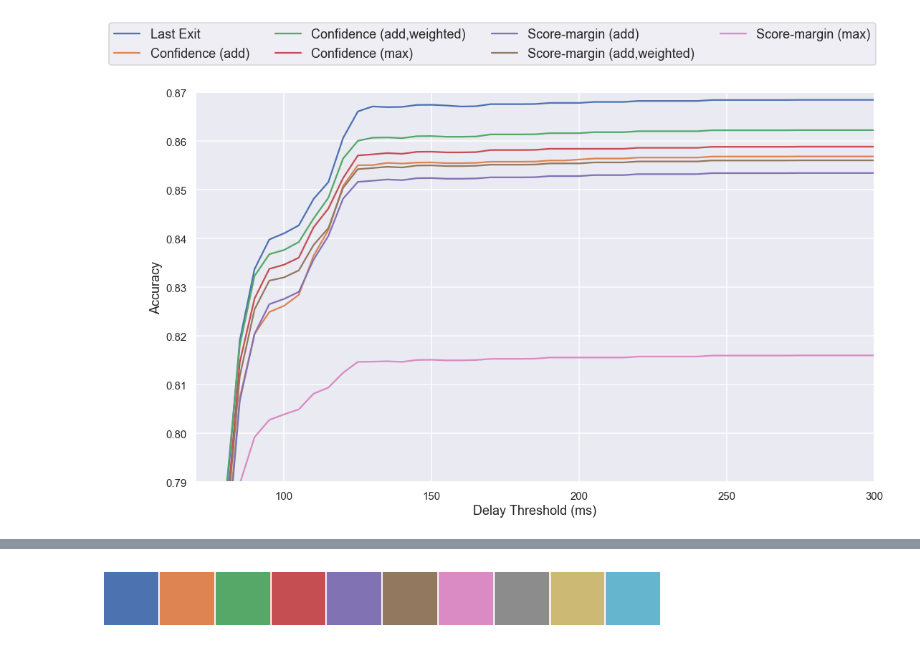
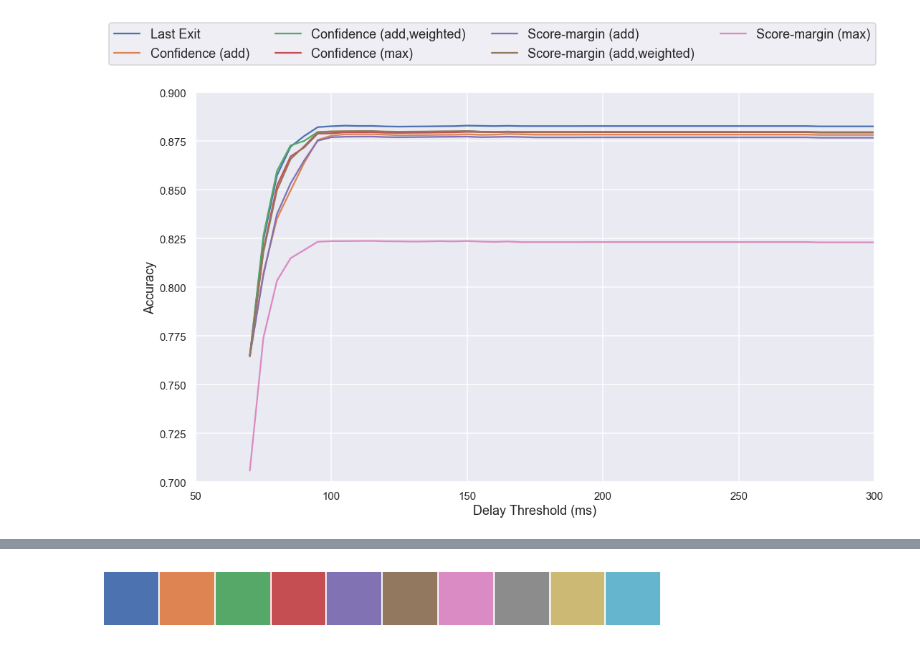
Before and after one commit to AlexKarlsen/thesis-src, a Jupyter notebook: DDNN/edge_test/sandbox.ipynb, the cells around one changed output, grey strips where cells are left out. Drawn from its saved outputs; the diff is of its cells as text; code cells hidden in the pictures.

```diff
--- a/DDNN/edge_test/sandbox.ipynb
+++ b/DDNN/edge_test/sandbox.ipynb
@@ -33,0 +13,10 @@ df
+# %%
+results = {
+    'b-resnet' : pd.read_json('../nuc_2_jetson_b-resnet.jsonanalysis.json'),
+    'b-densenet' : pd.read_json('../nuc_2_jetson_b-densenet.jsonanalysis.json')
+}
+
+methods = ['latest', 'confidence (add)', 'confidence (add,weighted)', 'confidence (max)',
+           'score_margin (add)' , 'score-margin (add,weighted)', 'score-margin (max)']
+
+results['b-densenet']
@@ -34,20 +56,20 @@ df
 # %%
 fig, axes = plt.subplots(1,1, figsize=(16,10))
-axes.plot(df['Delay Threshold'], df['latest'])
-axes.plot(df['Delay Threshold'], df['confidence (add)'])
-axes.plot(df['Delay Threshold'], df['confidence (add,weighted)'])
-axes.plot(df['Delay Threshold'], df['confidence (max)'])
-axes.plot(df['Delay Threshold'], df['score_margin (add)'])
-axes.plot(df['Delay Threshold'], df['score-margin (add,weighted)'])
-axes.plot(df['Delay Threshold'], df['score-margin (max)'])
-axes.set_xlim([70,300])
-axes.set_ylim([0.79,0.87])
+axes.plot(results['b-resnet']['Delay Threshold'], results['b-resnet']['latest'])
+axes.plot(results['b-resnet']['Delay Threshold'], results['b-resnet']['confidence (add)'])
+axes.plot(results['b-resnet']['Delay Threshold'], results['b-resnet']['confidence (add,weighted)'])
+axes.plot(results['b-resnet']['Delay Threshold'], results['b-resnet']['confidence (max)'])
+axes.plot(results['b-resnet']['Delay Threshold'], results['b-resnet']['score_margin (add)'])
+axes.plot(results['b-resnet']['Delay Threshold'], results['b-resnet']['score-margin (add,weighted)'])
+axes.plot(results['b-resnet']['Delay Threshold'], results['b-resnet']['score-margin (max)'])
+axes.set_xlim([50,300])
+axes.set_ylim([0.70,0.90])
 axes.set(xlabel='Delay Threshold (ms)', ylabel='Accuracy')
 fig.legend(['Last Exit', 'Confidence (add)', 'Confidence (add,weighted)', 'Confidence (max)',
            'Score-margin (add)', 'Score-margin (add,weighted)', 'Score-margin (max)'], ncol=4,
            loc="upper center", fontsize='medium')
 fig.tight_layout()
 fig.subplots_adjust(top=0.85, left=0.15)
 plt.savefig('information-combination.png')
 # %% [output]
-[figure, old version]
+[figure, new version]
```
Also changed, not shown: parts of 9 cells of this notebook, 22 other files.
